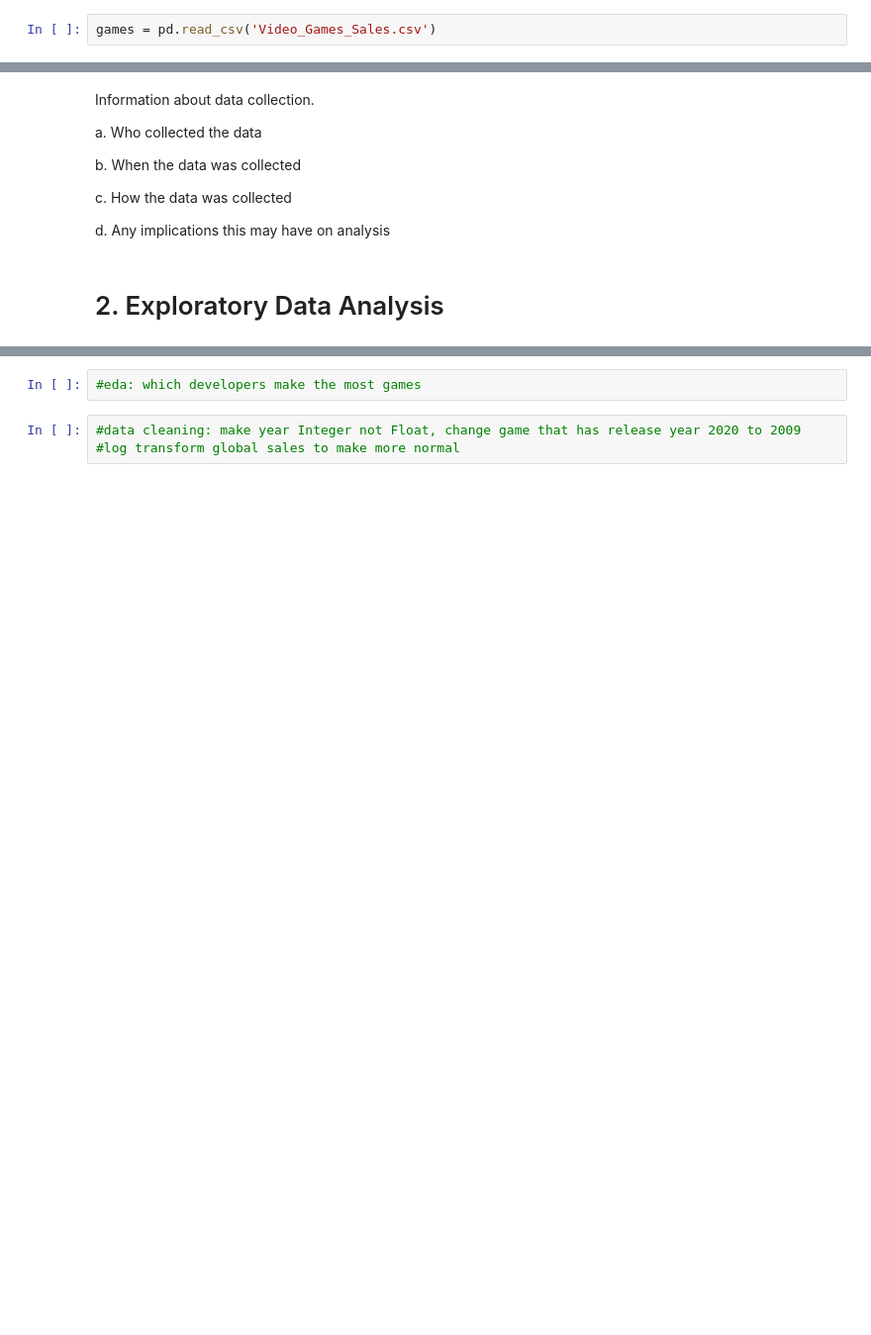
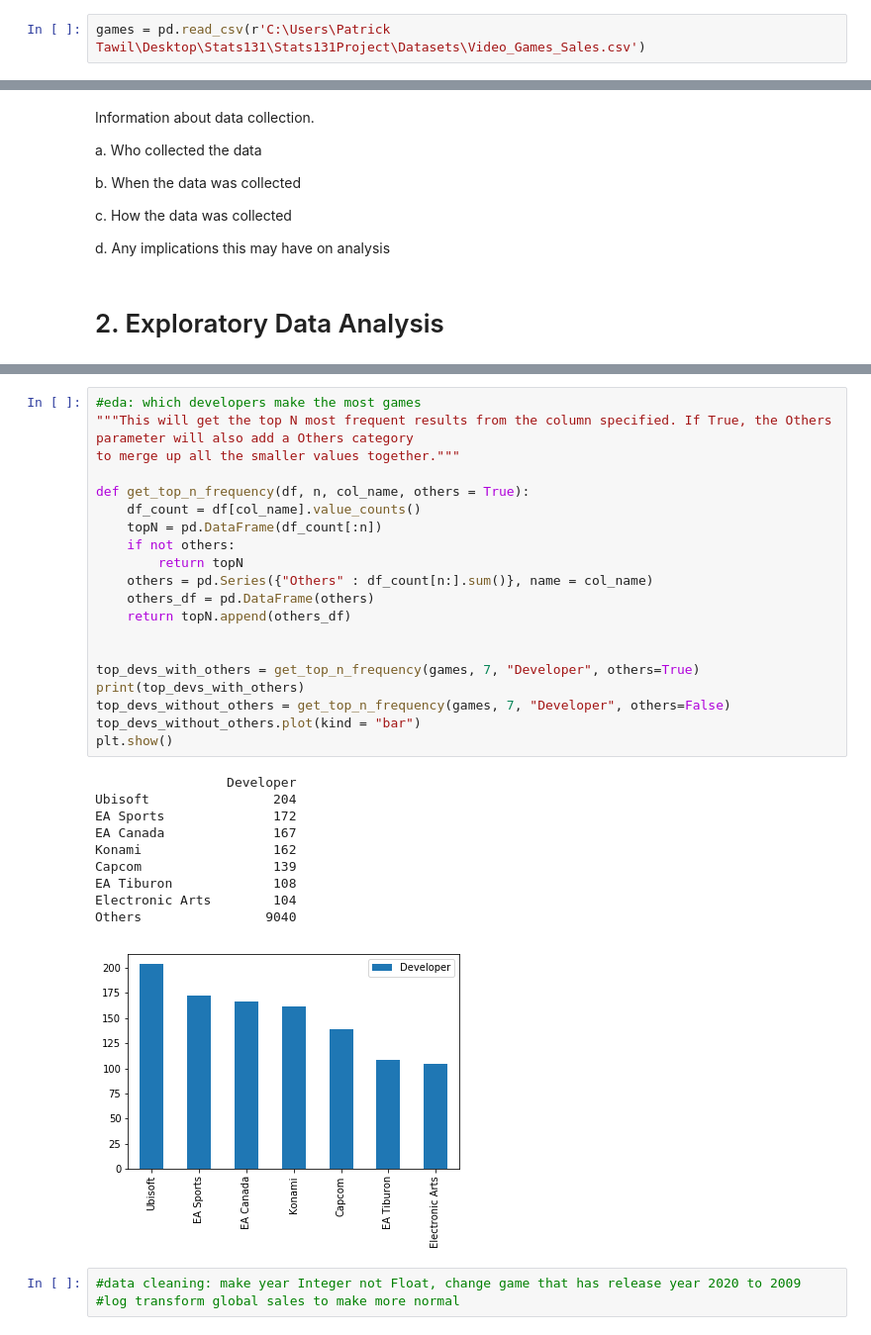
Before and after one commit to lluc507/Stats131Project, a Jupyter notebook: Final Project.ipynb, the cells around one changed output, grey strips where cells are left out. Shown: that part at 99% size. Saved outputs shown, nothing was run; the diff lists cells and outputs as text; blank space fills up the shorter version.

```diff
--- a/Final Project.ipynb
+++ b/Final Project.ipynb
@@ -9,7 +9,7 @@ import seaborn as sns
 # %% [markdown]
 # 1. Context and description of the data
 # %%
-games = pd.read_csv('Video_Games_Sales.csv')
+games = pd.read_csv(r'C:\Users\Patrick Tawil\Desktop\Stats131\Stats131Project\Datasets\Video_Games_Sales.csv')
 # %%
 games.head()
 # %% [output]
@@ -44,5 +65,34 @@ games.info()
-# %%
-#eda: which developers make the most games
+# %%
+#eda: which developers make the most games
+"""This will get the top N most frequent results from the column specified. If True, the Others parameter will also add a Others category
+to merge up all the smaller values together."""
+
+def get_top_n_frequency(df, n, col_name, others = True):
+    df_count = df[col_name].value_counts()
+    topN = pd.DataFrame(df_count[:n])
+    if not others:
+        return topN
+    others = pd.Series({"Others" : df_count[n:].sum()}, name = col_name)
+    others_df = pd.DataFrame(others)
+    return topN.append(others_df)
+
+
+top_devs_with_others = get_top_n_frequency(games, 7, "Developer", others=True)
+print(top_devs_with_others)
+top_devs_without_others = get_top_n_frequency(games, 7, "Developer", others=False)
+top_devs_without_others.plot(kind = "bar")
+plt.show()
+# %% [output]
+                 Developer
+Ubisoft                204
+EA Sports              172
+EA Canada              167
+Konami                 162
+Capcom                 139
+EA Tiburon             108
+Electronic Arts        104
+Others                9040
+[figure, added]
 # %%
 #data cleaning: make year Integer not Float, change game that has release year 2020 to 2009
 #log transform global sales to make more normal
```
Also changed, not shown: parts of 2 cells of this notebook, 1 other file.
